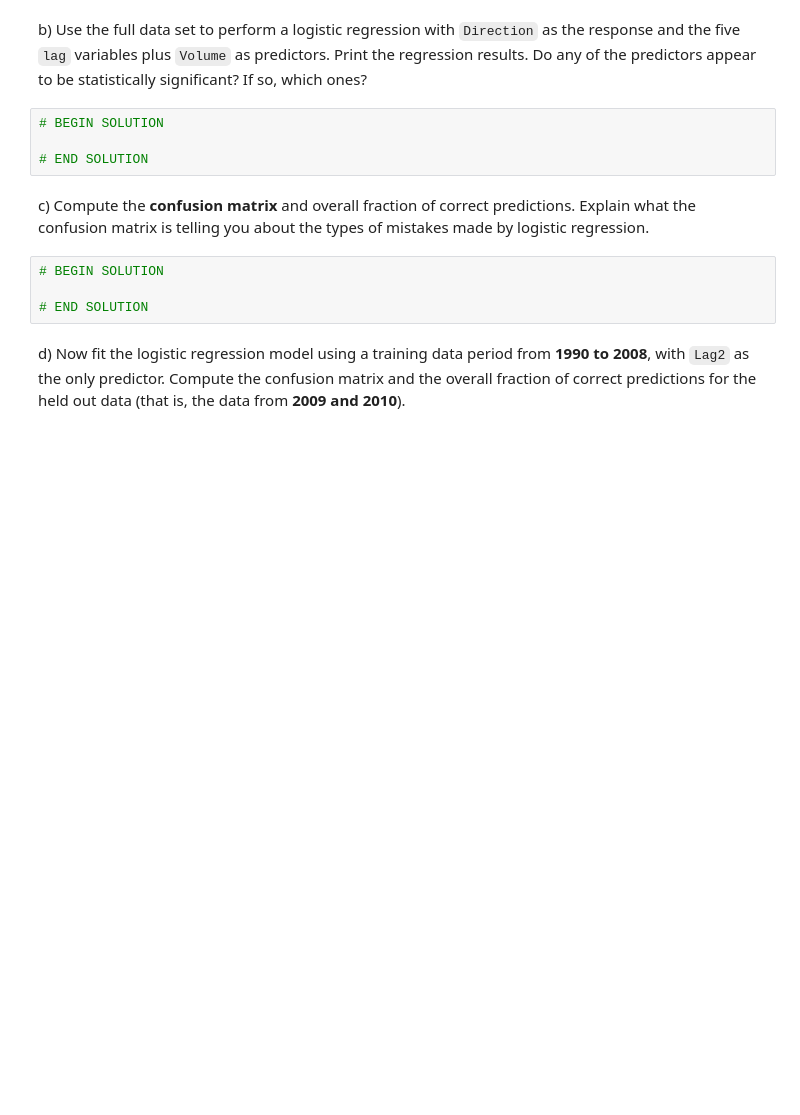
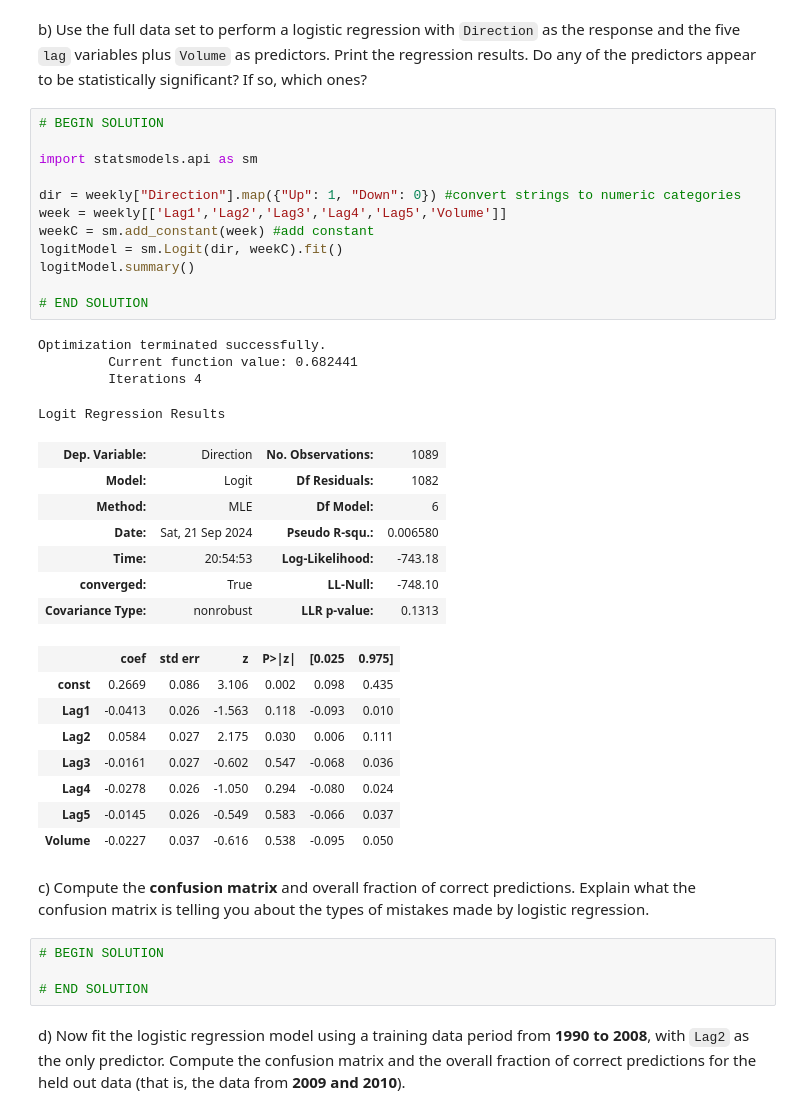
Before and after one commit to christian-ortmann/INFO521, a Jupyter notebook: ortmann_hw4_521.ipynb, the cells around one changed output. Saved outputs shown, nothing was run; the diff lists cells and outputs as text; blank space fills up the shorter version.

```diff
--- a/ortmann_hw4_521.ipynb
+++ b/ortmann_hw4_521.ipynb
@@ -87,7 +118,35 @@ This question should be answered using the `Weekly` data set. This data is simil
 # %%
 # BEGIN SOLUTION
 
+import statsmodels.api as sm
+
+dir = weekly["Direction"].map({"Up": 1, "Down": 0}) #convert strings to numeric categories
+week = weekly[['Lag1','Lag2','Lag3','Lag4','Lag5','Volume']]
+weekC = sm.add_constant(week) #add constant
+logitModel = sm.Logit(dir, weekC).fit()
+logitModel.summary()
+
 # END SOLUTION
+# %% [output]
+Optimization terminated successfully.
+         Current function value: 0.682441
+         Iterations 4
+Logit Regression Results
+| Dep. Variable: | Direction | No. Observations: | 1089 |
+| Model: | Logit | Df Residuals: | 1082 |
+| Method: | MLE | Df Model: | 6 |
+| Date: | Sat, 21 Sep 2024 | Pseudo R-squ.: | 0.006580 |
+| Time: | 20:54:53 | Log-Likelihood: | -743.18 |
+| converged: | True | LL-Null: | -748.10 |
+| Covariance Type: | nonrobust | LLR p-value: | 0.1313 |
+|  | coef | std err | z | P>|z| | [0.025 | 0.975] |
+| const | 0.2669 | 0.086 | 3.106 | 0.002 | 0.098 | 0.435 |
+| Lag1 | -0.0413 | 0.026 | -1.563 | 0.118 | -0.093 | 0.010 |
+| Lag2 | 0.0584 | 0.027 | 2.175 | 0.030 | 0.006 | 0.111 |
+| Lag3 | -0.0161 | 0.027 | -0.602 | 0.547 | -0.068 | 0.036 |
+| Lag4 | -0.0278 | 0.026 | -1.050 | 0.294 | -0.080 | 0.024 |
+| Lag5 | -0.0145 | 0.026 | -0.549 | 0.583 | -0.066 | 0.037 |
+| Volume | -0.0227 | 0.037 | -0.616 | 0.538 | -0.095 | 0.050 |
 # %% [markdown]
 c) Compute the __confusion matrix__ and overall fraction of correct predictions. Explain what the confusion matrix is telling you about the types of mistakes made by logistic regression.
 # %%
```
Also changed, not shown: parts of 4 cells of this notebook.
